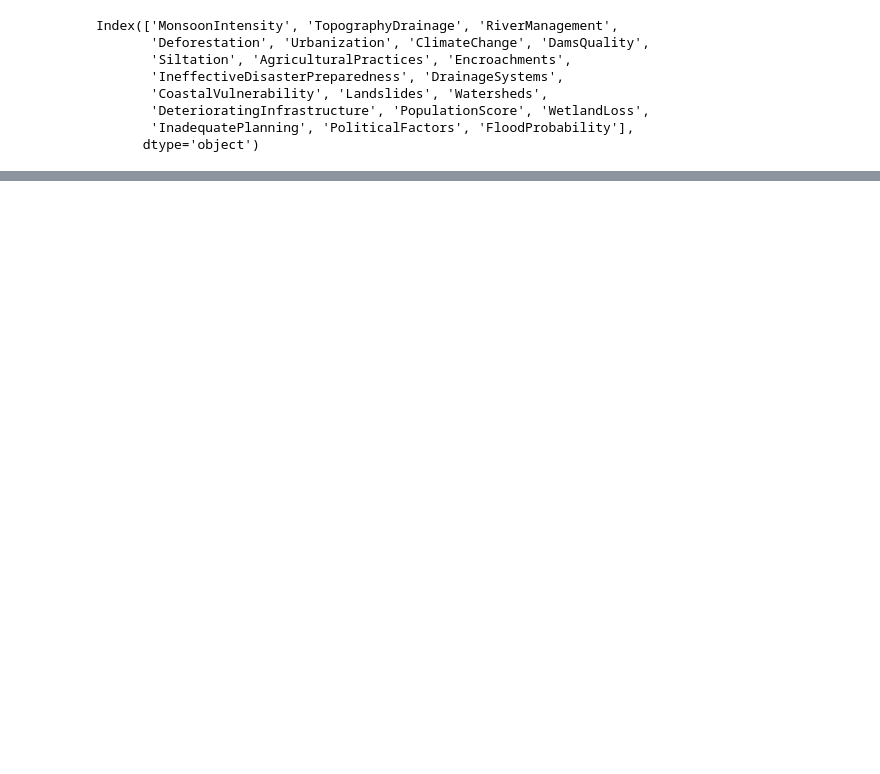
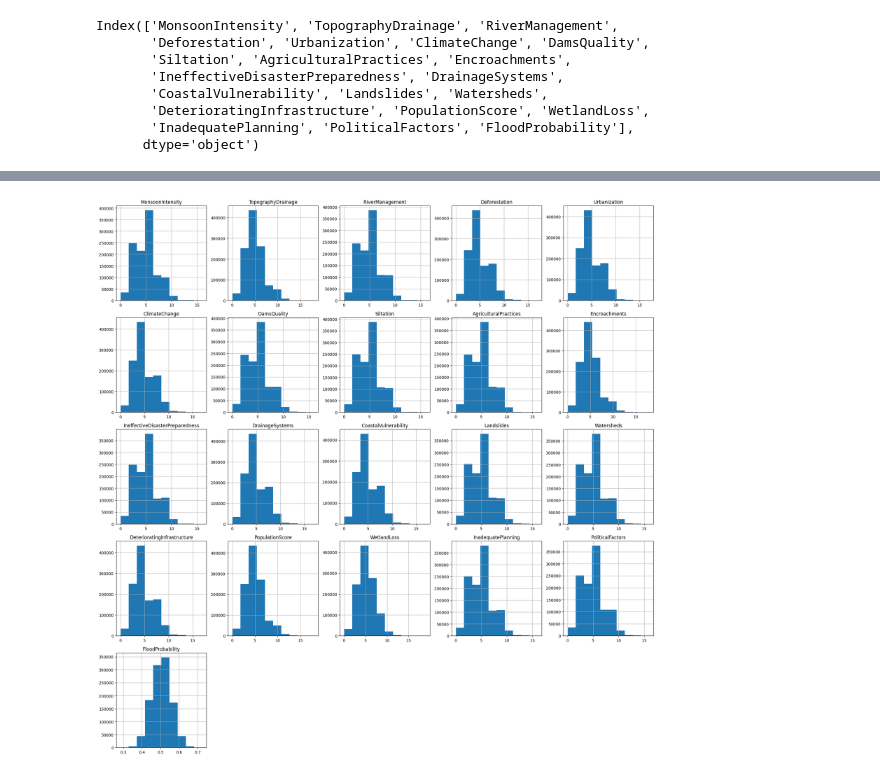
Before and after one commit to lizzinni/HSE_ML_Project, a Jupyter notebook: notebooks/project.ipynb, the cells around one changed output, grey strips where cells are left out. Drawn from its saved outputs; the diff is of its cells as text; code cells hidden in the pictures; blank space fills up the shorter version.

```diff
--- a/notebooks/project.ipynb
+++ b/notebooks/project.ipynb
@@ -93,0 +95,6 @@ for feature in df.columns[:-1]:
+# %%
+df.hist(figsize=(20, 20))
+plt.tight_layout()
+plt.show()
+# %% [output]
+[figure, added]
```
Also changed, not shown: parts of 26 cells of this notebook.
